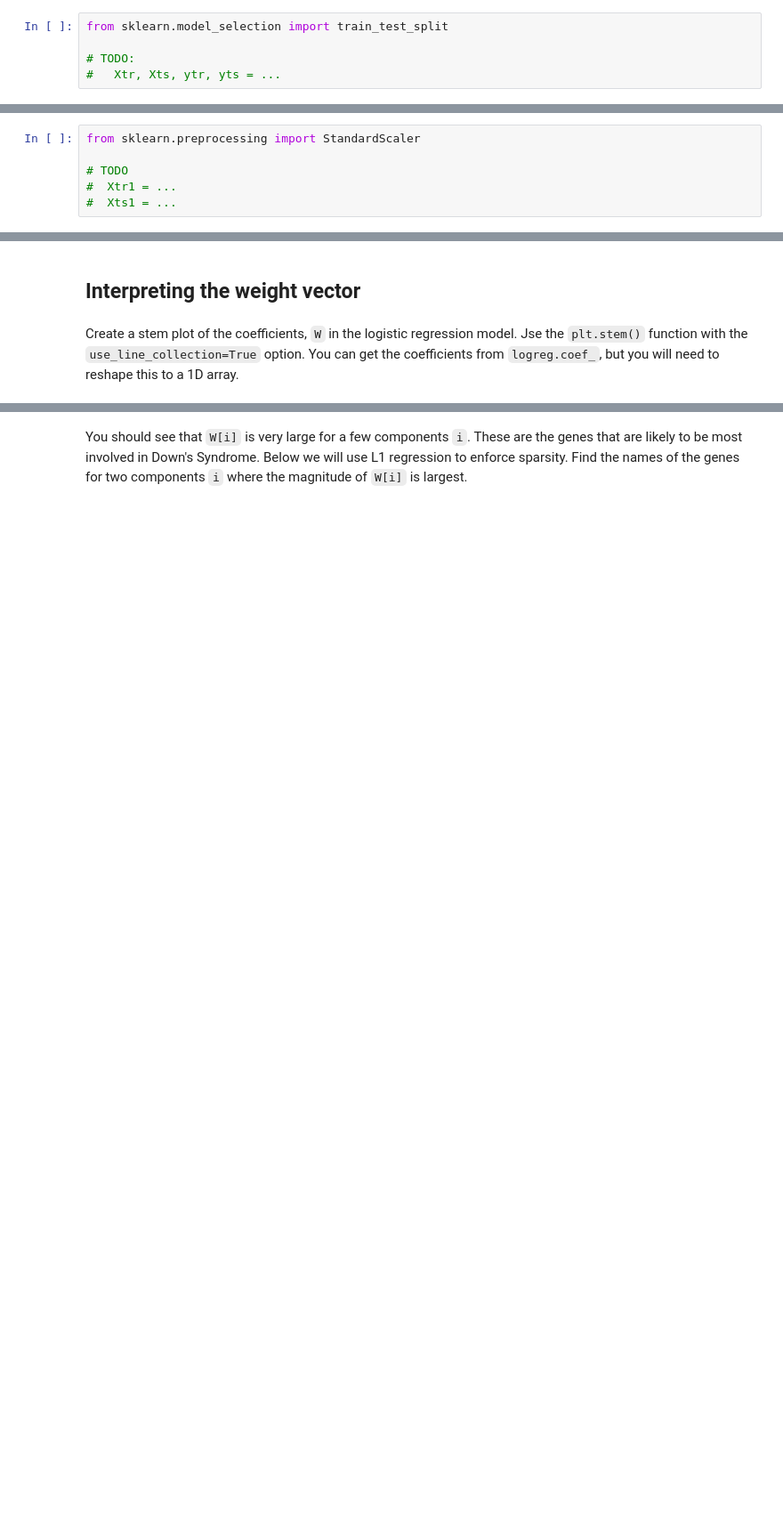
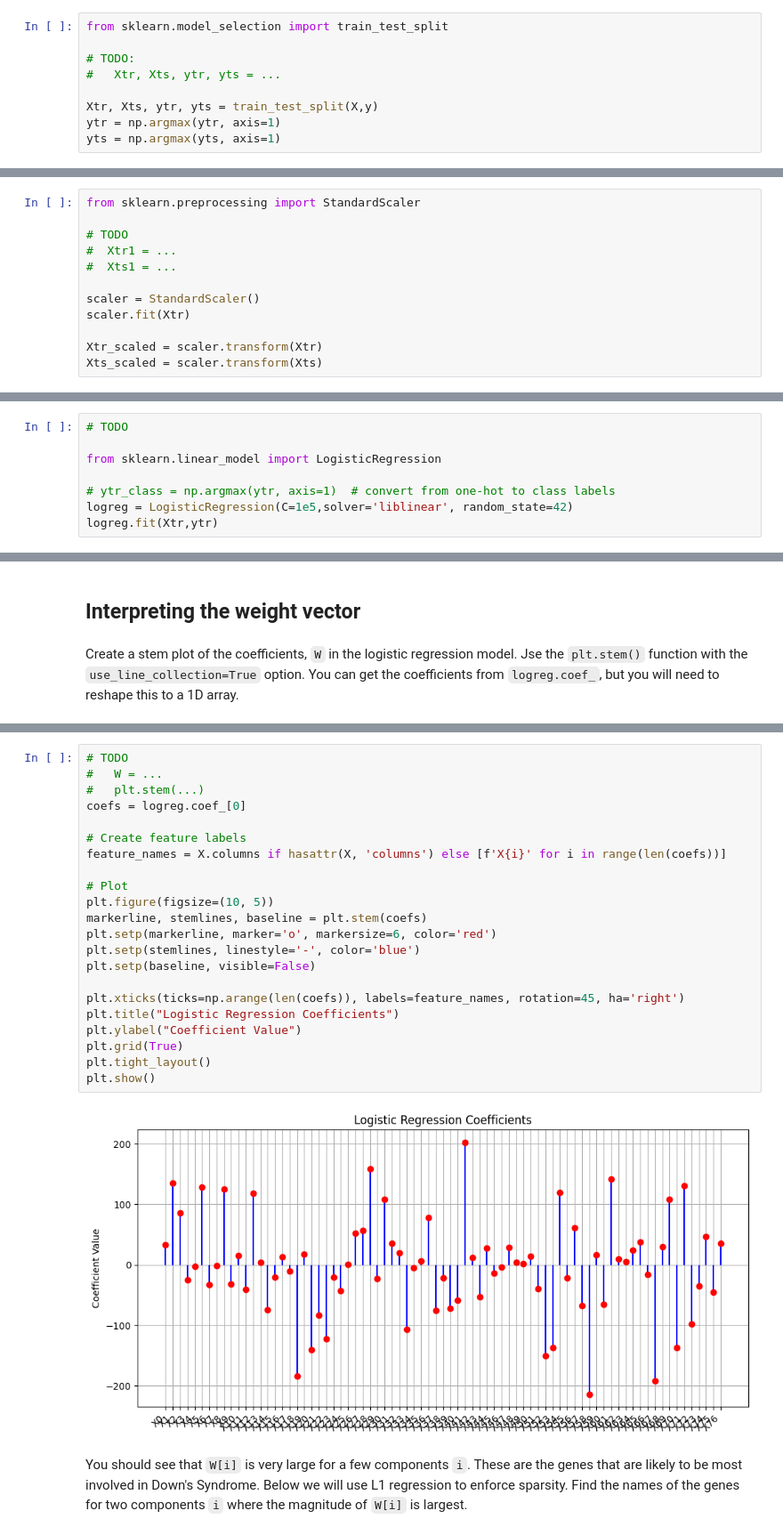
Before and after one commit to ryan-avancena/483-ml, a Jupyter notebook: 3_lab_gene_partial.ipynb, the cells around one changed output, grey strips where cells are left out. Shown at 89% size. Cells and saved outputs as stored; diff of their text form; blank space fills up the shorter version.

```diff
--- a/3_lab_gene_partial.ipynb
+++ b/3_lab_gene_partial.ipynb
@@ -74,6 +96,10 @@ from sklearn.model_selection import train_test_split
 
 # TODO:
 #   Xtr, Xts, ytr, yts = ...
+
+Xtr, Xts, ytr, yts = train_test_split(X,y)
+ytr = np.argmax(ytr, axis=1)
+yts = np.argmax(yts, axis=1)
 # %% [markdown]
 Scale the data with the `StandardScaler`.  Store the scaled values in `Xtr1` and `Xts1`.
 # %%
@@ -82,5 +108,11 @@ from sklearn.preprocessing import StandardScaler
 # TODO
 #  Xtr1 = ...
 #  Xts1 = ...
+
+scaler = StandardScaler()
+scaler.fit(Xtr)
+
+Xtr_scaled = scaler.transform(Xtr)
+Xts_scaled = scaler.transform(Xts)
 # %% [markdown]
 Create a `LogisticRegression` object `logreg` and `fit` on the scaled training data.  Set the regularization level to `C=1e5` and use the optimizer `solver=liblinear`.
@@ -89,0 +119,8 @@ Create a `LogisticRegression` object `logreg` and `fit` on the scaled training d
+# %%
+# TODO
+
+from sklearn.linear_model import LogisticRegression
+
+# ytr_class = np.argmax(ytr, axis=1)  # convert from one-hot to class labels
+logreg = LogisticRegression(C=1e5,solver='liblinear', random_state=42)
+logreg.fit(Xtr,ytr)
@@ -103,2 +149,26 @@ Create a stem plot of the coefficients, `W` in the logistic regression model.  J
+# %%
+# TODO
+#   W = ...
+#   plt.stem(...)
+coefs = logreg.coef_[0]
+
+# Create feature labels
+feature_names = X.columns if hasattr(X, 'columns') else [f'X{i}' for i in range(len(coefs))]
+
+# Plot
+plt.figure(figsize=(10, 5))
+markerline, stemlines, baseline = plt.stem(coefs)
+plt.setp(markerline, marker='o', markersize=6, color='red')
+plt.setp(stemlines, linestyle='-', color='blue')
+plt.setp(baseline, visible=False)
+
+plt.xticks(ticks=np.arange(len(coefs)), labels=feature_names, rotation=45, ha='right')
+plt.title("Logistic Regression Coefficients")
+plt.ylabel("Coefficient Value")
+plt.grid(True)
+plt.tight_layout()
+plt.show()
+# %% [output]
+[figure, added]
 # %% [markdown]
 You should see that `W[i]` is very large for a few components `i`.  These are the genes that are likely to be most involved in Down's Syndrome.   Below we will use L1 regression to enforce sparsity.  Find the names of the genes for two components `i` where the magnitude of `W[i]` is largest.
```
Also changed, not shown: parts of 24 cells of this notebook.
